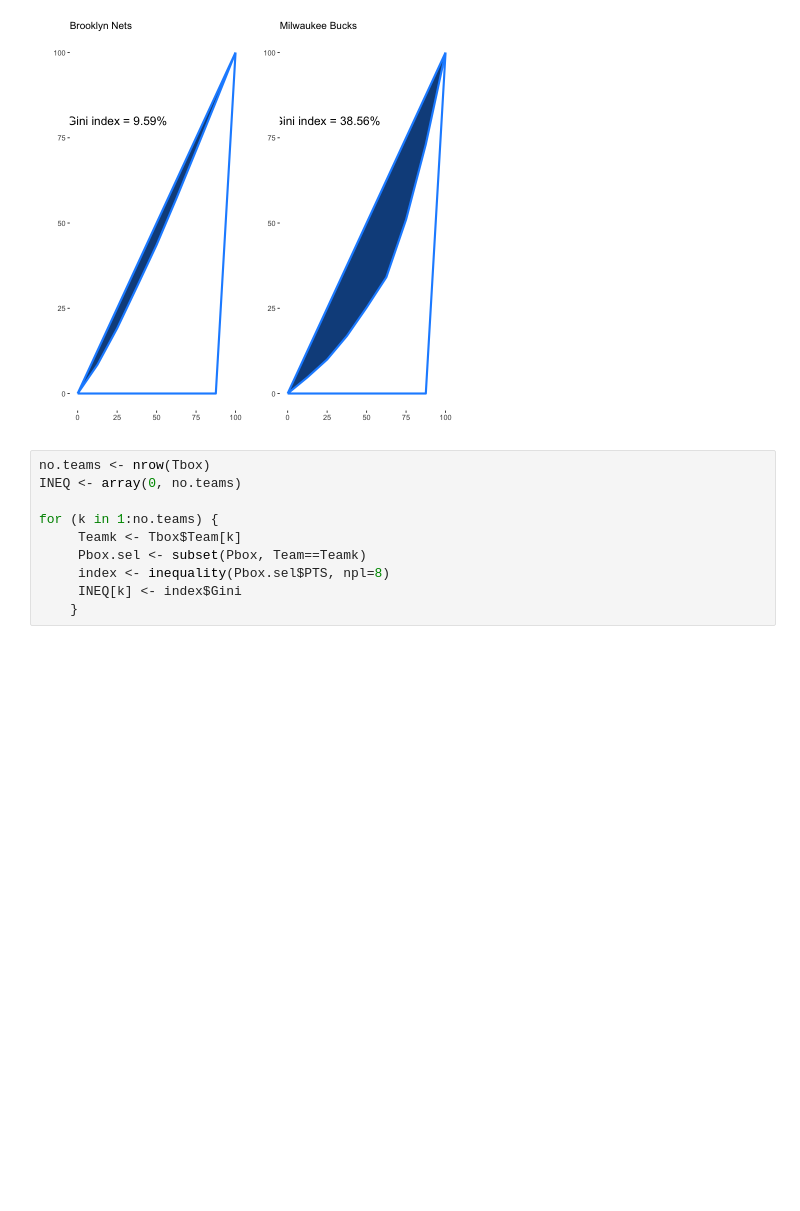
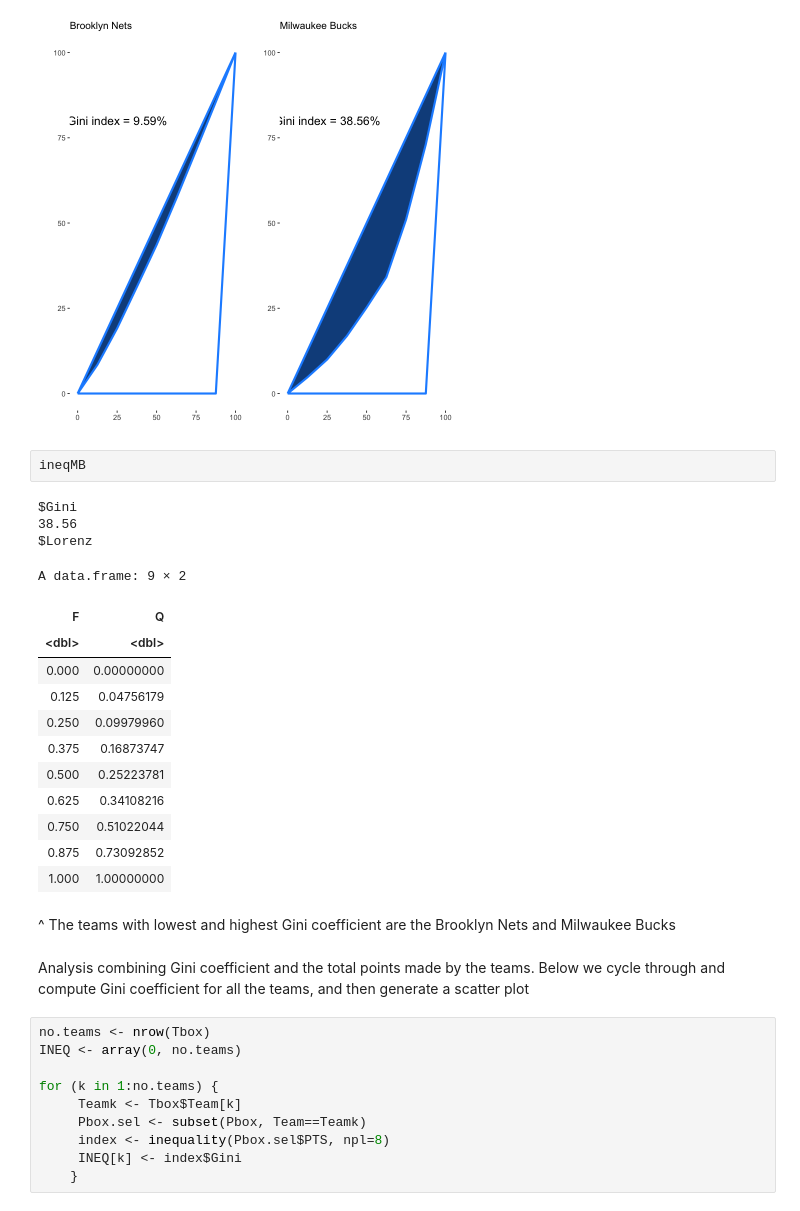
Before and after one commit to rajansawhney/basketball-data-science, a Jupyter notebook: notebooks/01-basic-statistical-analysis.ipynb, the cells around one changed output. Drawn from its saved outputs; the diff is of its cells as text; blank space fills up the shorter version.

```diff
--- a/notebooks/01-basic-statistical-analysis.ipynb
+++ b/notebooks/01-basic-statistical-analysis.ipynb
@@ -296,6 +340,28 @@ p2 <- plot(ineqMB, title="Milwaukee Bucks")
 grid.arrange(p1, p2, nrow=1)
 # %% [output]
 [figure]
+# %%
+ineqMB
+# %% [output]
+$Gini
+38.56
+$Lorenz
+A data.frame: 9 × 2
+| F | Q |
+| <dbl> | <dbl> |
+| 0.000 | 0.00000000 |
+| 0.125 | 0.04756179 |
+| 0.250 | 0.09979960 |
+| 0.375 | 0.16873747 |
+| 0.500 | 0.25223781 |
+| 0.625 | 0.34108216 |
+| 0.750 | 0.51022044 |
+| 0.875 | 0.73092852 |
+| 1.000 | 1.00000000 |
+# %% [markdown]
+^ The teams with lowest and highest Gini coefficient are the Brooklyn Nets and Milwaukee Bucks
+# %% [markdown]
+Analysis combining Gini coefficient and the total points made by the teams. Below we cycle through and compute Gini coefficient for all the teams, and then generate a scatter plot
 # %%
 no.teams <- nrow(Tbox)
 INEQ <- array(0, no.teams)
```
Also changed, not shown: parts of 27 cells of this notebook, 1 other file.
